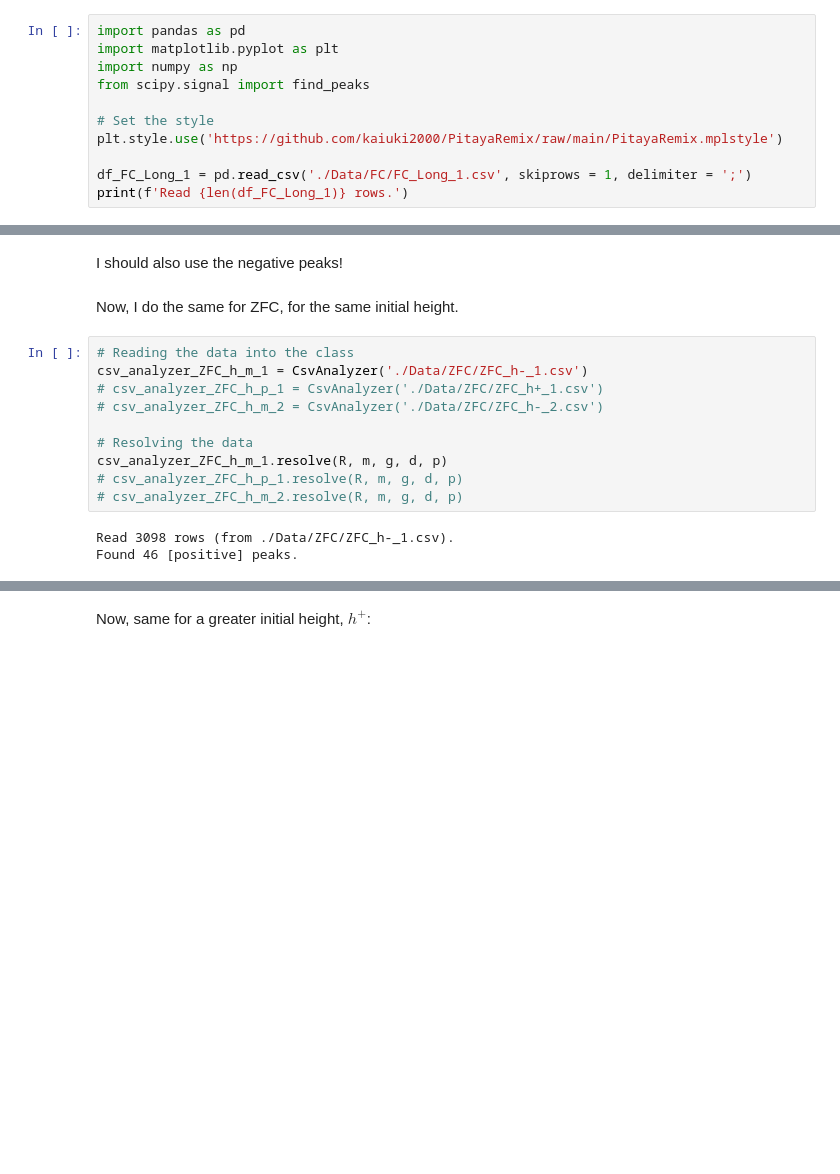
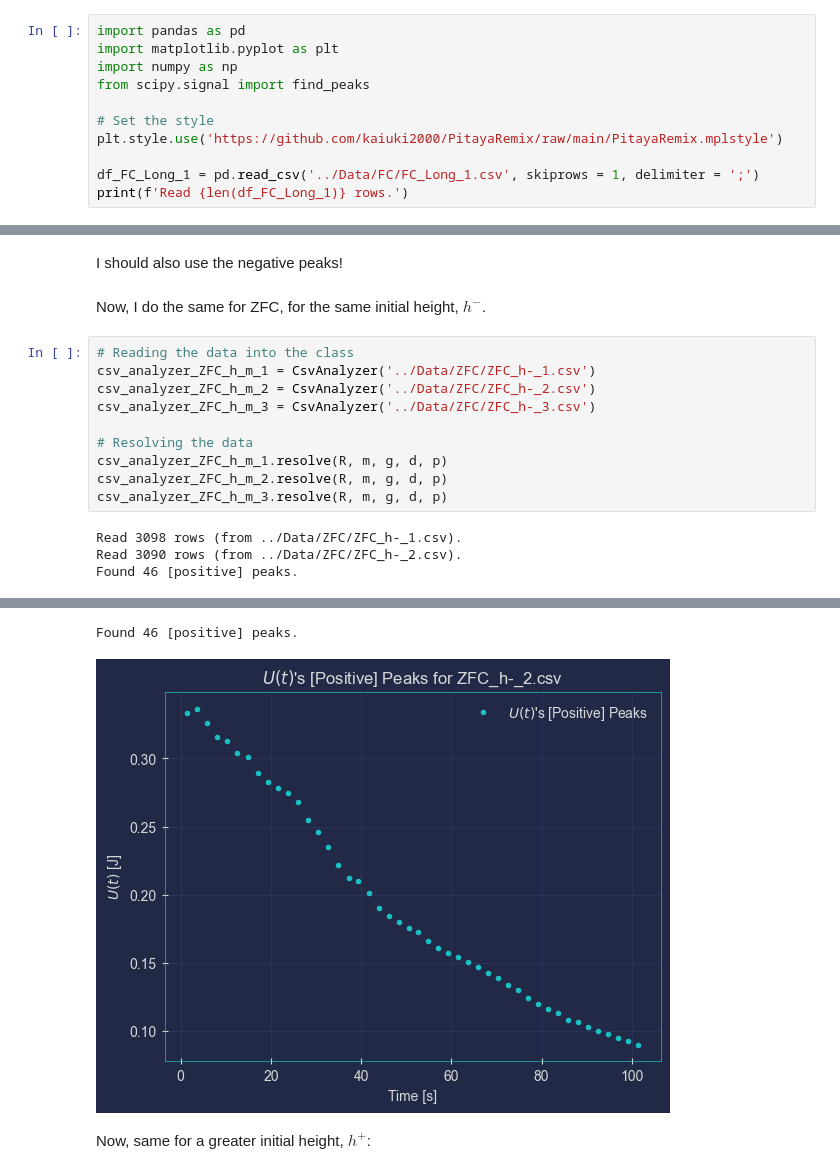
Before and after one commit to kaiuki2000/FC_vs._ZFC_Maglev, a Jupyter notebook: Notebooks/Maglev_Losses.ipynb, the cells around one changed output, grey strips where cells are left out. Drawn from its saved outputs; the diff is of its cells as text; blank space fills up the shorter version.

```diff
--- a/Notebooks/Maglev_Losses.ipynb
+++ b/Notebooks/Maglev_Losses.ipynb
@@ -9,7 +9,7 @@ from scipy.signal import find_peaks
 # Set the style
 plt.style.use('https://github.com/kaiuki2000/PitayaRemix/raw/main/PitayaRemix.mplstyle')
 
-df_FC_Long_1 = pd.read_csv('./Data/FC/FC_Long_1.csv', skiprows = 1, delimiter = ';')
+df_FC_Long_1 = pd.read_csv('../Data/FC/FC_Long_1.csv', skiprows = 1, delimiter = ';')
 print(f'Read {len(df_FC_Long_1)} rows.')
 # %% [output]
 Read 1870 rows.
@@ -160,21 +164,24 @@ Found 7 [positive] peaks.
 # %% [markdown]
 I should also use the negative peaks!
 # %% [markdown]
-Now, I do the same for ZFC, for the same initial height.
+Now, I do the same for ZFC, for the same initial height, $h^-$.
 # %%
 # Reading the data into the class
-csv_analyzer_ZFC_h_m_1 = CsvAnalyzer('./Data/ZFC/ZFC_h-_1.csv')
-# csv_analyzer_ZFC_h_p_1 = CsvAnalyzer('./Data/ZFC/ZFC_h+_1.csv')
-# csv_analyzer_ZFC_h_m_2 = CsvAnalyzer('./Data/ZFC/ZFC_h-_2.csv')
+csv_analyzer_ZFC_h_m_1 = CsvAnalyzer('../Data/ZFC/ZFC_h-_1.csv')
+csv_analyzer_ZFC_h_m_2 = CsvAnalyzer('../Data/ZFC/ZFC_h-_2.csv')
+csv_analyzer_ZFC_h_m_3 = CsvAnalyzer('../Data/ZFC/ZFC_h-_3.csv')
 
 # Resolving the data
 csv_analyzer_ZFC_h_m_1.resolve(R, m, g, d, p)
-# csv_analyzer_ZFC_h_p_1.resolve(R, m, g, d, p)
-# csv_analyzer_ZFC_h_m_2.resolve(R, m, g, d, p)
+csv_analyzer_ZFC_h_m_2.resolve(R, m, g, d, p)
+csv_analyzer_ZFC_h_m_3.resolve(R, m, g, d, p)
 # %% [output]
-Read 3098 rows (from ./Data/ZFC/ZFC_h-_1.csv).
+Read 3098 rows (from ../Data/ZFC/ZFC_h-_1.csv).
+Read 3090 rows (from ../Data/ZFC/ZFC_h-_2.csv).
 Found 46 [positive] peaks.
 [figure]
+Found 46 [positive] peaks.
+[figure, added]
 # %% [markdown]
 Now, same for a greater initial height, $h^+$:
 # %%
```
Also changed, not shown: parts of 2 cells of this notebook, 4 other files.
